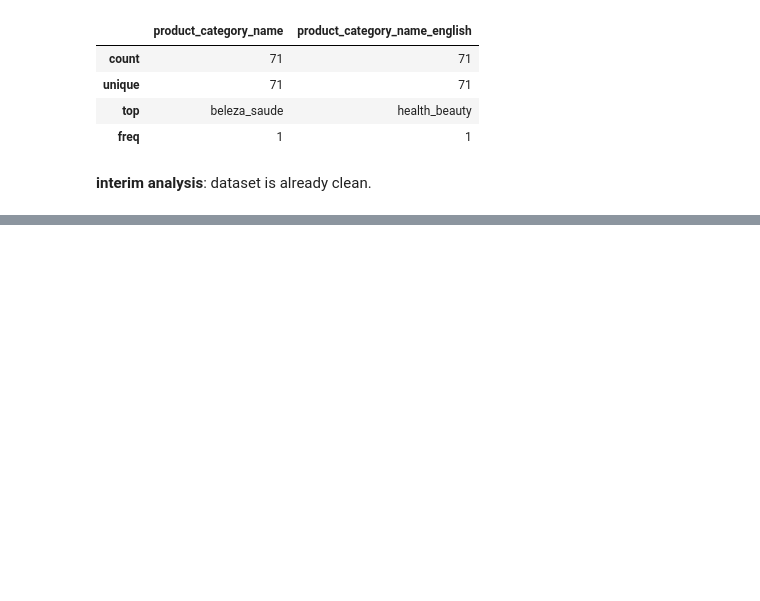
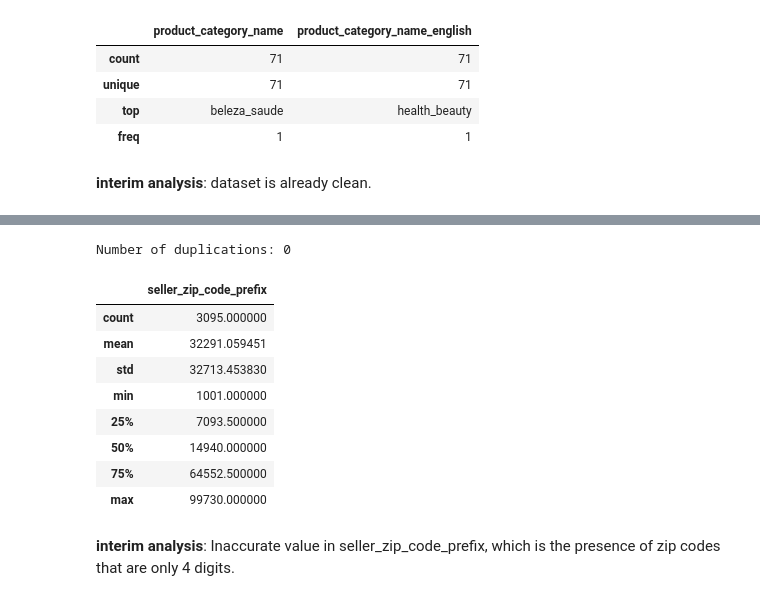
Before and after one commit to naufalmuafi/e-commerce_analysis_project, a Jupyter notebook: main.ipynb, the cells around one changed output, grey strips where cells are left out. Drawn from its saved outputs; the diff is of its cells as text; code cells hidden in the pictures; blank space fills up the shorter version.

```diff
--- a/main.ipynb
+++ b/main.ipynb
@@ -378,0 +445,16 @@ Number of duplications: 0
+# %%
+print(f"\nNumber of duplications: {sellers_df.duplicated().sum()}")
+sellers_df.describe()
+# %% [output]
+Number of duplications: 0
+|  | seller_zip_code_prefix |
+| count | 3095.000000 |
+| mean | 32291.059451 |
+| std | 32713.453830 |
+| min | 1001.000000 |
+| 25% | 7093.500000 |
+| 50% | 14940.000000 |
+| 75% | 64552.500000 |
+| max | 99730.000000 |
+# %% [markdown]
+**interim analysis**: Inaccurate value in seller_zip_code_prefix, which is the presence of zip codes that are only 4 digits.
```
Also changed, not shown: parts of 8 cells of this notebook.
